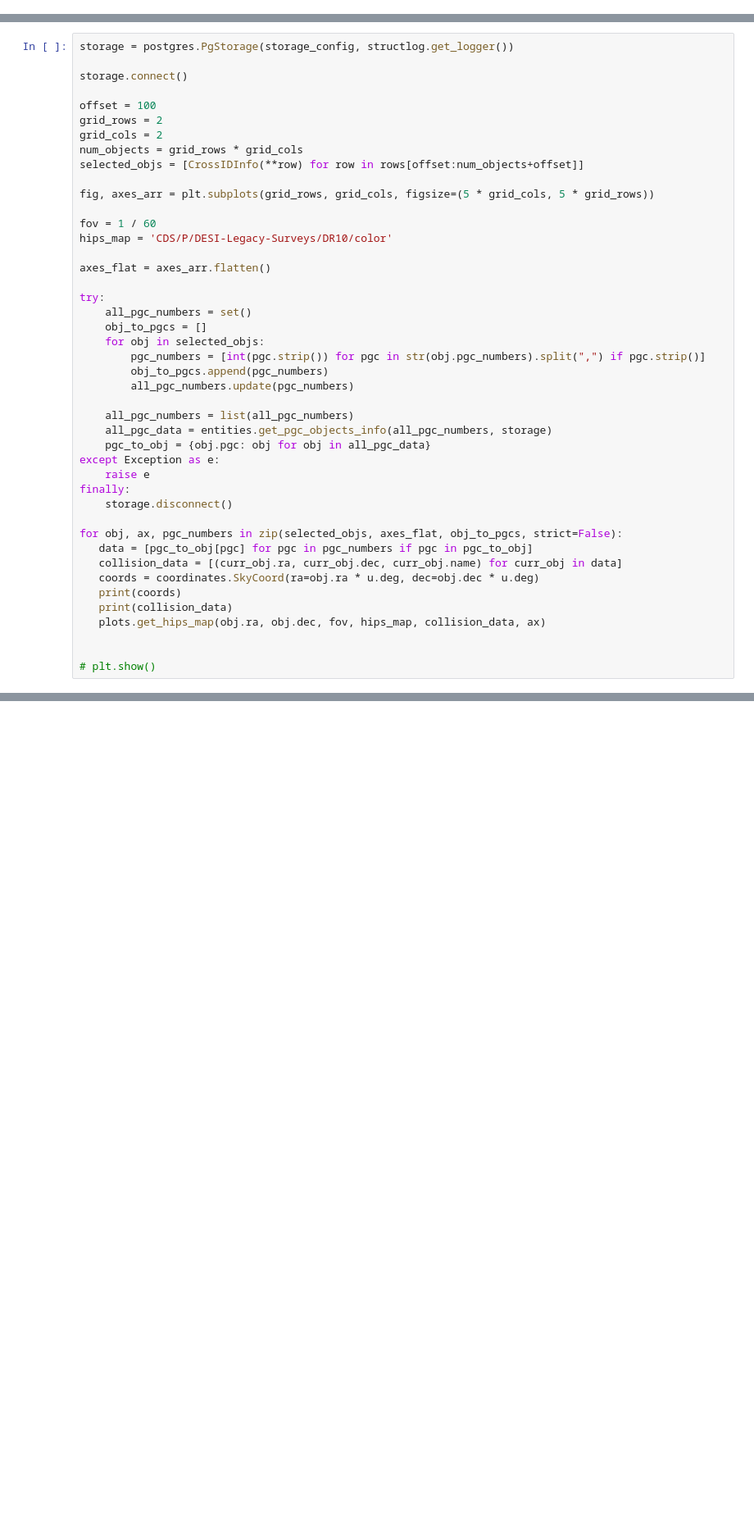
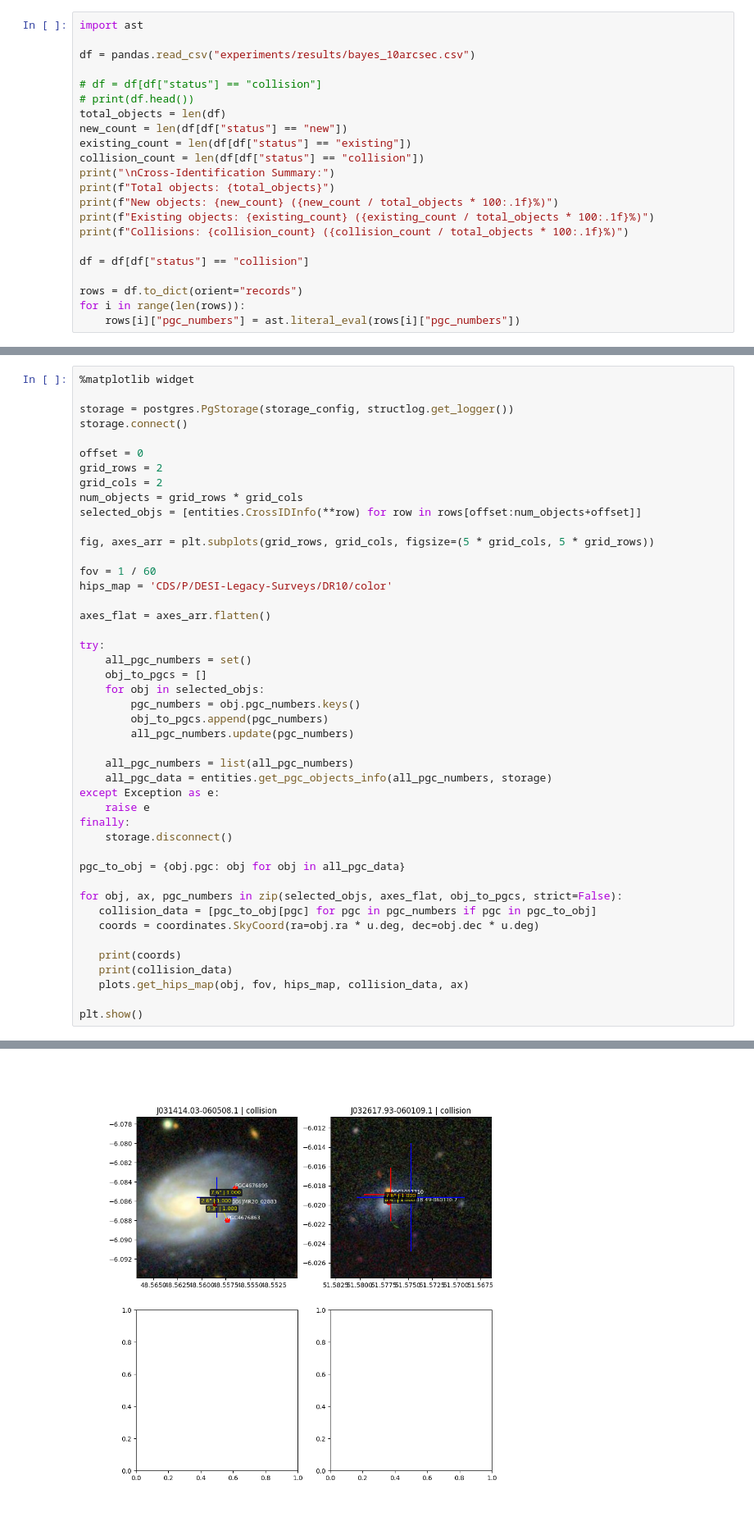
Before and after one commit to HyperLEDA/db-app, a Jupyter notebook: experiments/crossid_plot.ipynb, the cells around one changed output, grey strips where cells are left out. Shown at 82% size. Cells and saved outputs as stored; diff of their text form; blank space fills up the shorter version.

```diff
--- a/experiments/crossid_plot.ipynb
+++ b/experiments/crossid_plot.ipynb
@@ -35,0 +15,22 @@ rows = df.to_dict(orient="records")
+# %%
+import ast
+
+df = pandas.read_csv("experiments/results/bayes_10arcsec.csv")
+
+# df = df[df["status"] == "collision"]
+# print(df.head())
+total_objects = len(df)
+new_count = len(df[df["status"] == "new"])
+existing_count = len(df[df["status"] == "existing"])
+collision_count = len(df[df["status"] == "collision"])
+print("\nCross-Identification Summary:")
+print(f"Total objects: {total_objects}")
+print(f"New objects: {new_count} ({new_count / total_objects * 100:.1f}%)")
+print(f"Existing objects: {existing_count} ({existing_count / total_objects * 100:.1f}%)")
+print(f"Collisions: {collision_count} ({collision_count / total_objects * 100:.1f}%)")
+
+df = df[df["status"] == "collision"]
+
+rows = df.to_dict(orient="records")
+for i in range(len(rows)):
+    rows[i]["pgc_numbers"] = ast.literal_eval(rows[i]["pgc_numbers"])
@@ -36,13 +43,14 @@ rows = df.to_dict(orient="records")
 # %%
+%matplotlib widget
+
 storage = postgres.PgStorage(storage_config, structlog.get_logger())
-
 storage.connect()
 
-offset = 100
+offset = 0
 grid_rows = 2
 grid_cols = 2
 num_objects = grid_rows * grid_cols
-selected_objs = [CrossIDInfo(**row) for row in rows[offset:num_objects+offset]]
+selected_objs = [entities.CrossIDInfo(**row) for row in rows[offset:num_objects+offset]]
 
 fig, axes_arr = plt.subplots(grid_rows, grid_cols, figsize=(5 * grid_cols, 5 * grid_rows))
 
@@ -55,25 +63,26 @@ try:
     all_pgc_numbers = set()
     obj_to_pgcs = []
     for obj in selected_objs:
-        pgc_numbers = [int(pgc.strip()) for pgc in str(obj.pgc_numbers).split(",") if pgc.strip()]
+        pgc_numbers = obj.pgc_numbers.keys()
         obj_to_pgcs.append(pgc_numbers)
         all_pgc_numbers.update(pgc_numbers)
 
     all_pgc_numbers = list(all_pgc_numbers)
     all_pgc_data = entities.get_pgc_objects_info(all_pgc_numbers, storage)
-    pgc_to_obj = {obj.pgc: obj for obj in all_pgc_data}
 except Exception as e:
     raise e
 finally:
     storage.disconnect()
 
+pgc_to_obj = {obj.pgc: obj for obj in all_pgc_data}
+
 for obj, ax, pgc_numbers in zip(selected_objs, axes_flat, obj_to_pgcs, strict=False):
-   data = [pgc_to_obj[pgc] for pgc in pgc_numbers if pgc in pgc_to_obj]
-   collision_data = [(curr_obj.ra, curr_obj.dec, curr_obj.name) for curr_obj in data]
+   collision_data = [pgc_to_obj[pgc] for pgc in pgc_numbers if pgc in pgc_to_obj]
    coords = coordinates.SkyCoord(ra=obj.ra * u.deg, dec=obj.dec * u.deg)
+
    print(coords)
    print(collision_data)
-   plots.get_hips_map(obj.ra, obj.dec, fov, hips_map, collision_data, ax)
+   plots.get_hips_map(obj, fov, hips_map, collision_data, ax)
 
-
-# plt.show()
+plt.show()
+# %% [output]
@@ -79,0 +104 @@ for obj, ax, pgc_numbers in zip(selected_objs, axes_flat, obj_to_pgcs, strict=Fa
+[figure, added]
```
Also changed, not shown: parts of 4 cells of this notebook, 1 other file.
